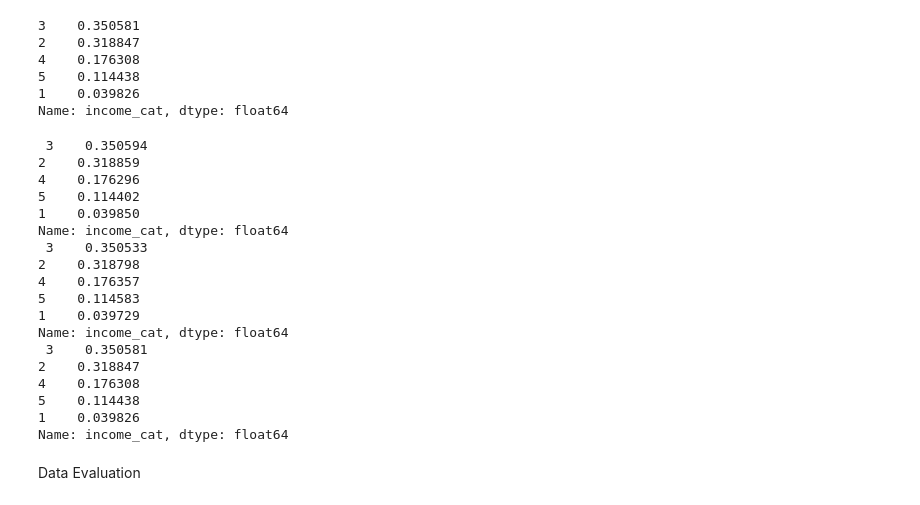
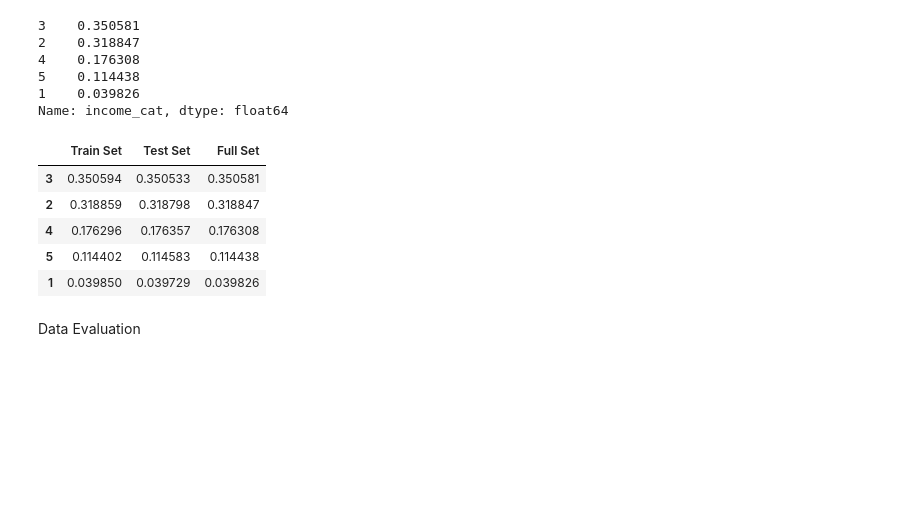
Before and after one commit to tharindatj/HandsOnMachinerLearning, a Jupyter notebook: chapter2_Exercise.ipynb, the cells around one changed output. Cells and saved outputs as stored; diff of their text form; code cells hidden in the pictures; blank space fills up the shorter version.

```diff
--- a/chapter2_Exercise.ipynb
+++ b/chapter2_Exercise.ipynb
@@ -73,27 +76,16 @@ for train_index, test_index in sss.split(housing, housing['income_cat']):
 # %%
 a = strat_train_set['income_cat'].value_counts()/strat_train_set['income_cat'].count()
 b = strat_test_set['income_cat'].value_counts()/strat_test_set['income_cat'].count()
 c = housing['income_cat'].value_counts()/housing['income_cat'].count()
-print('\n',a,'\n',b,'\n',c)
+comparison = pd.DataFrame({'Train Set':a, 'Test Set':b, 'Full Set':c})
+comparison
 # %% [output]
- 3    0.350594
-2    0.318859
-4    0.176296
-5    0.114402
-1    0.039850
-Name: income_cat, dtype: float64
- 3    0.350533
-2    0.318798
-4    0.176357
-5    0.114583
-1    0.039729
-Name: income_cat, dtype: float64
- 3    0.350581
-2    0.318847
-4    0.176308
-5    0.114438
-1    0.039826
-Name: income_cat, dtype: float64
+|  | Train Set | Test Set | Full Set |
+| 3 | 0.350594 | 0.350533 | 0.350581 |
+| 2 | 0.318859 | 0.318798 | 0.318847 |
+| 4 | 0.176296 | 0.176357 | 0.176308 |
+| 5 | 0.114402 | 0.114583 | 0.114438 |
+| 1 | 0.039850 | 0.039729 | 0.039826 |
 # %%
 for dfs in (strat_train_set, strat_test_set):
   dfs.drop('income_cat', axis=1, inplace=True)
```
Also changed, not shown: parts of 46 cells of this notebook.
